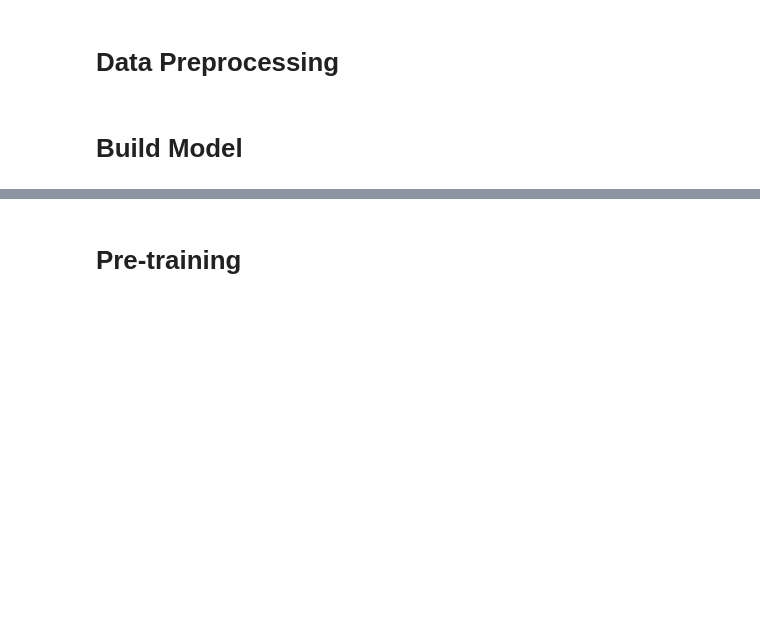
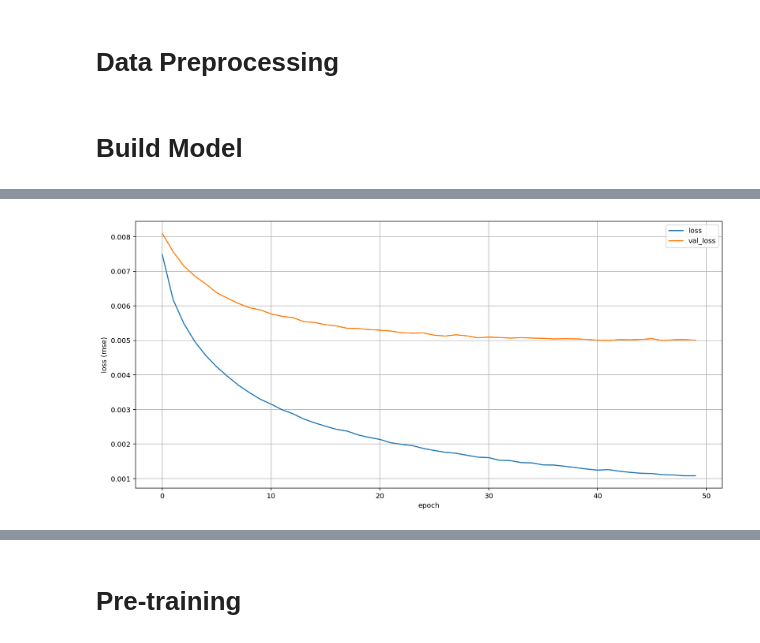
Before and after one commit to zhao1701/extending-deep-ER, a Jupyter notebook: notebooks/baseline-lstm-amazon-google.ipynb, the cells around one changed output, grey strips where cells are left out. Cells and saved outputs as stored; diff of their text form; code cells hidden in the pictures; blank space fills up the shorter version.

```diff
--- a/notebooks/baseline-lstm-amazon-google.ipynb
+++ b/notebooks/baseline-lstm-amazon-google.ipynb
@@ -89,7 +90,7 @@ embedding_layer = Embedding(glove_matrix.shape[0],
 embedded_left = embedding_layer(input_left)
 embedded_right = embedding_layer(input_right)
 
-lstm_layer = LSTM(n_hidden)
+lstm_layer = LSTM(n_hidden, go_backwards=True)
 output_left = lstm_layer(embedded_right)
 output_right = lstm_layer(embedded_left)
 
@@ -103,3 +104,27 @@ merge_layer = Merge(mode=lambda x: K.exp(-K.sum(K.abs(x[0] - x[1]), axis=1, keep
 distance = merge_layer([output_left, output_right])
 
 malstm = Model([input_left, input_right], [distance])
+# %%
+loss = list()
+val_loss = list()
+acc = list()
+val_acc = list()
+# %%
+compile_args = dict(optimizer='adam',
+                    loss='mean_squared_error',
+                    metrics=['acc'])
+
+malstm.compile(**compile_args)
+# %%
+fit_args = dict(x = [data['train_1'], data['train_2']],
+                  y = data['train_y'],
+                  epochs = 25,
+                  batch_size = 2048,
+                  validation_data = ([data['val_1'], data['val_2']], data['val_y']),
+                  shuffle = True)
+
+history = malstm.fit(**fit_args)
+loss.extend(history.history['loss'])
+val_loss.extend(history.history['val_loss'])
+acc.extend(history.history['acc'])
+val_acc.extend(history.history['val_acc'])
@@ -105,0 +149,11 @@ malstm = Model([input_left, input_right], [distance])
+# %%
+plt.figure(figsize = (15,7))
+plt.plot(loss, label='loss')
+plt.plot(val_loss, label='val_loss')
+plt.legend()
+plt.xlabel('epoch')
+plt.ylabel('loss (mse)')
+#plt.ylim(0.003, 0.012)
+plt.grid(True)
+# %% [output]
+[figure, added]
```
Also changed, not shown: parts of 15 cells of this notebook, 2 other files.
